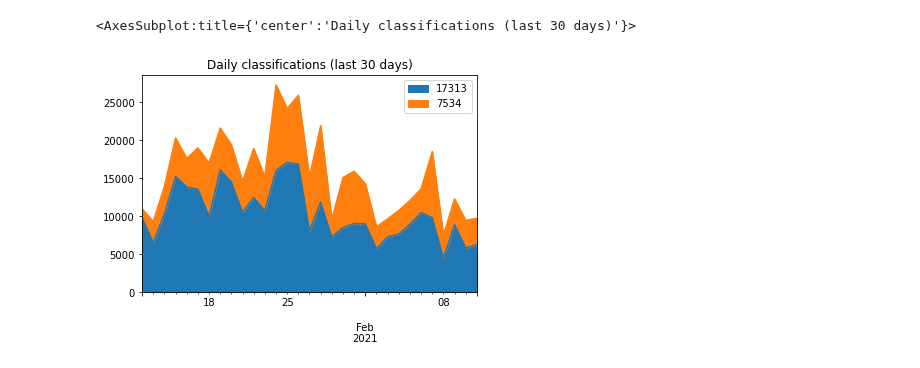
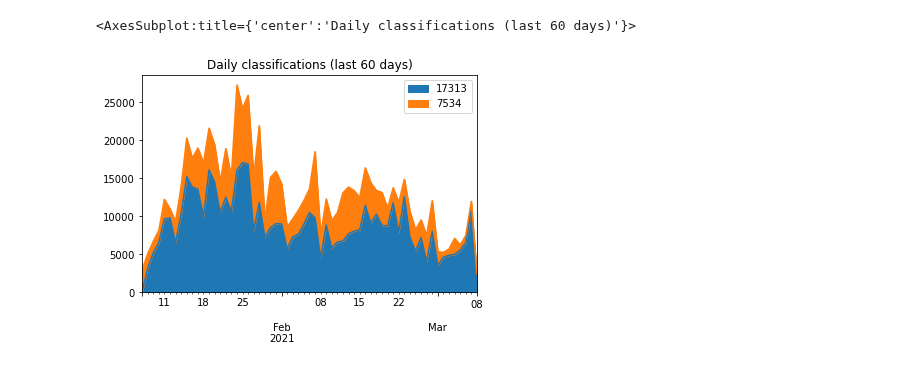
Before and after one commit to adammcmaster/superwasp-tools, a Jupyter notebook: zooniverse_classifications.ipynb, the cells around one changed output. Drawn from its saved outputs; the diff is of its cells as text; code cells hidden in the pictures.

```diff
--- a/zooniverse_classifications.ipynb
+++ b/zooniverse_classifications.ipynb
@@ -39,9 +39,9 @@ workflow_counts[
 # %%
 workflow_counts[
-    workflow_counts.index >= (workflow_counts.index.max() - timedelta(days=30))
+    workflow_counts.index >= (workflow_counts.index.max() - timedelta(days=60))
 ].dropna('columns', 'all').plot.area(
-    title='Daily classifications (last 30 days)',
+    title='Daily classifications (last 60 days)',
 )
 # %% [output]
-<AxesSubplot:title={'center':'Daily classifications (last 30 days)'}>
+<AxesSubplot:title={'center':'Daily classifications (last 60 days)'}>
-[figure, old version]
+[figure, new version]
```
Also changed, not shown: parts of 2 cells of this notebook.
